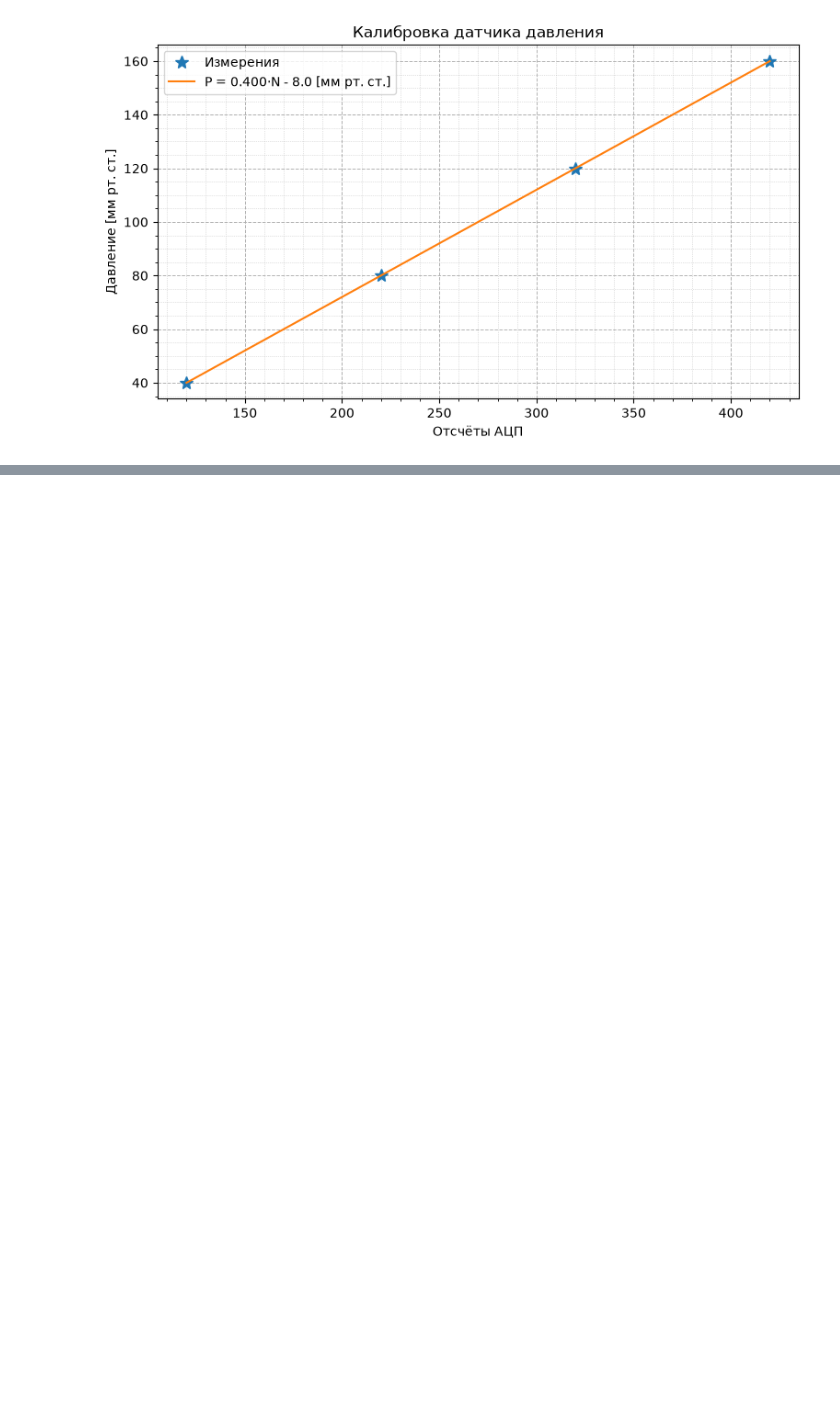
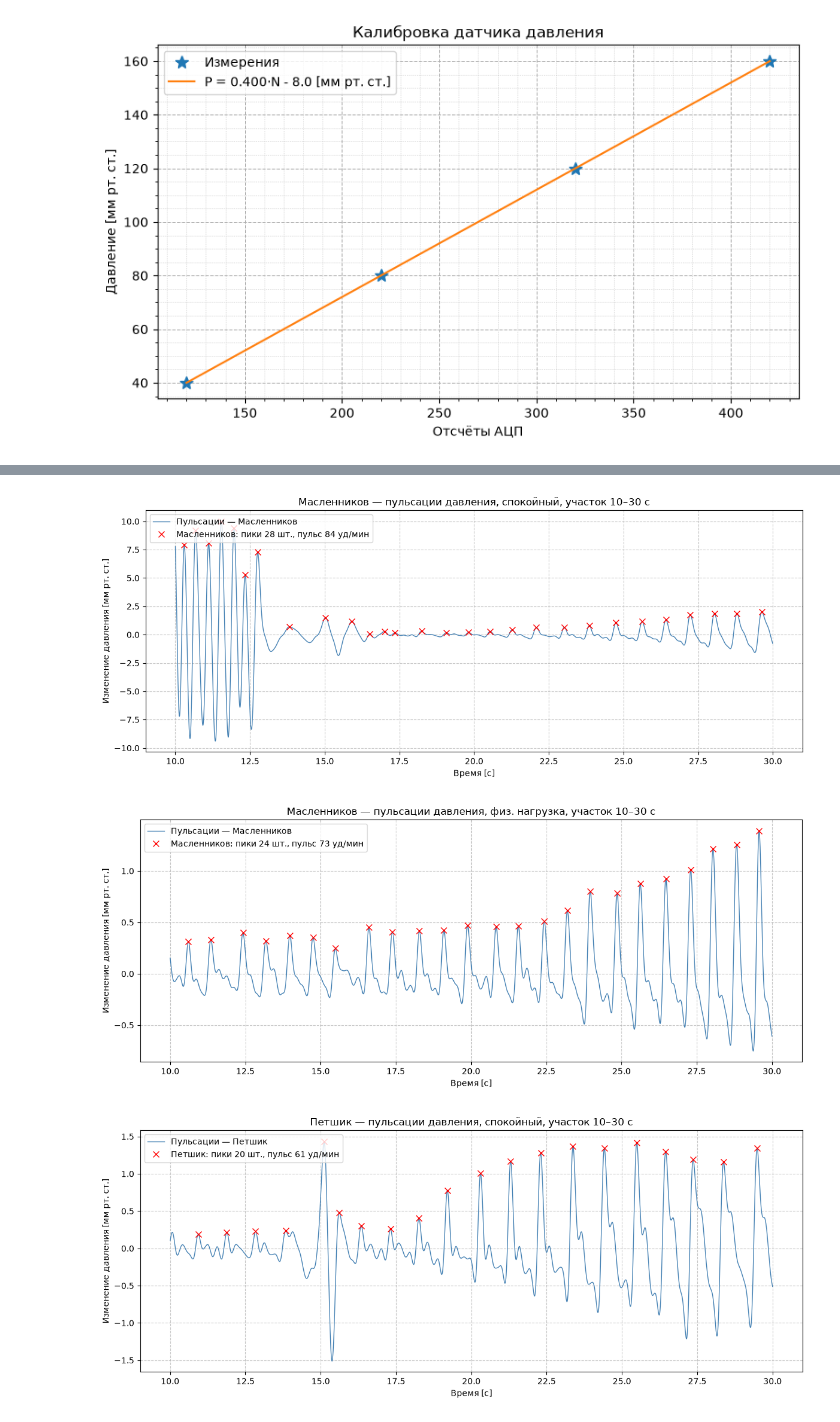
Before and after one commit to kirilivasml-glitch/get_labs, a Jupyter notebook: 5.3. Resting and post-exercise blood pressure/Graphic.ipynb, the cells around one changed output, grey strips where cells are left out. Drawn from its saved outputs; the diff is of its cells as text; code cells hidden in the pictures; blank space fills up the shorter version.

```diff
--- a/5.3. Resting and post-exercise blood pressure/Graphic.ipynb
+++ b/5.3. Resting and post-exercise blood pressure/Graphic.ipynb
@@ -262,0 +275,75 @@ K_SYS=0.65: 148/68  148/70  148/72  148/74
+# %%
+import os, re
+import numpy as np
+import pandas as pd
+import matplotlib.pyplot as plt
+from scipy.signal import butter, sosfiltfilt, find_peaks
+from scipy.ndimage import uniform_filter1d
+
+DATA_DIR = '.'
+FILES = {
+    'Масленников': {'rest': 'rest_Mas.csv', 'fitness': 'fitness_Mas.csv'},
+    'Петшик': {'rest': 'rest_Pet.csv', 'fitness': 'fitness_Pet.csv'},
+    'Подкорытов': {'rest': 'rest_Pod.csv', 'fitness': 'fitness_Pod.csv'},
+}
+WINDOW = (10.0, 30.0)
+WINDOW_OVERRIDE = {}
+FS_NEW = 200
+
+def load(path):
+    txt = open(path, encoding='utf-8', errors='ignore').read()
+    nums = np.array([float(x) for x in re.findall(r'-?\d+\.\d{4}', txt)])
+    if nums.size >= 4 and nums.size % 2 == 0:
+        t, p = nums[0::2], nums[1::2]
+    else:
+        df = pd.read_csv(path, header=None)
+        t, p = df.iloc[:,0].to_numpy(float), df.iloc[:,1].to_numpy(float)
+    ok = np.isfinite(t) & np.isfinite(p); t, p = t[ok], p[ok]
+    o = np.argsort(t); t, p = t[o], p[o]; t = t - t[0]
+    if p.max() < 10: p = 83.66*p - 11.33
+    return t, p
+
+def downsample(t, p, fs_new=FS_NEW):
+    fs = 1.0/np.median(np.diff(t))
+    k = max(1, int(round(fs/fs_new)))
+    p = uniform_filter1d(p, size=k, mode='nearest')
+    return t[::k], p[::k], fs/k
+
+def plot_pulsations(name, cond, t, p, fs):
+    w0, w1 = WINDOW_OVERRIDE.get((name, cond), WINDOW)
+    sos = butter(3, [0.8, 4.0], btype='band', fs=fs, output='sos')
+    osc = sosfiltfilt(sos, p)
+    m = (t >= w0) & (t <= w1)
+    tw, ow = t[m], osc[m]
+    peaks,_ = find_peaks(ow, distance=int(0.35*fs), prominence=0.15)
+    n = len(peaks)
+    pulse = (n-1)*60/(tw[peaks[-1]]-tw[peaks[0]]) if n >= 2 else None
+
+    cond_title = 'физ. нагрузка' if cond == 'fitness' else 'спокойный'
+    fig, ax = plt.subplots(figsize=(12, 5))
+    ax.plot(tw, ow, color='steelblue', lw=1.0, label=f'Пульсации — {name}')
+    lbl = f'{name}: пики {n} шт., пульс {pulse:.0f} уд/мин' if pulse else f'{name}: пики {n} шт.'
+    ax.plot(tw[peaks], ow[peaks], 'x', color='red', markersize=7, label=lbl)
+    ax.set_title(f'{name} — пульсации давления, {cond_title}, участок {w0:.0f}–{w1:.0f} с')
+    ax.set_xlabel('Время [с]')
+    ax.set_ylabel('Изменение давления [мм рт. ст.]')
+    ax.grid(True, linestyle='--', alpha=0.7)
+    ax.legend(loc='upper left')
+    plt.tight_layout(); plt.show()
+    return n, pulse
+
+rows = []
+for name, f in FILES.items():
+    for cond in ('rest', 'fitness'):
+        path = os.path.join(DATA_DIR, f[cond])
+        if not os.path.exists(path): print('НЕТ ФАЙЛА:', path); continue
+        t, p, fs = downsample(*load(path))
+        n, pulse = plot_pulsations(name, cond, t, p, fs)
+        cond_label = 'физ. нагрузка' if cond == 'fitness' else 'спокойный'
+        rows.append(dict(subject=name, cond=cond_label, peaks=n,
+                         pulse=round(pulse) if pulse else None))
+print('\n', pd.DataFrame(rows).to_string(index=False))
+# %% [output]
+[figure, added]
+[figure, added]
+[figure, added]
```
Also changed, not shown: parts of 10 cells of this notebook, 1 other file.
